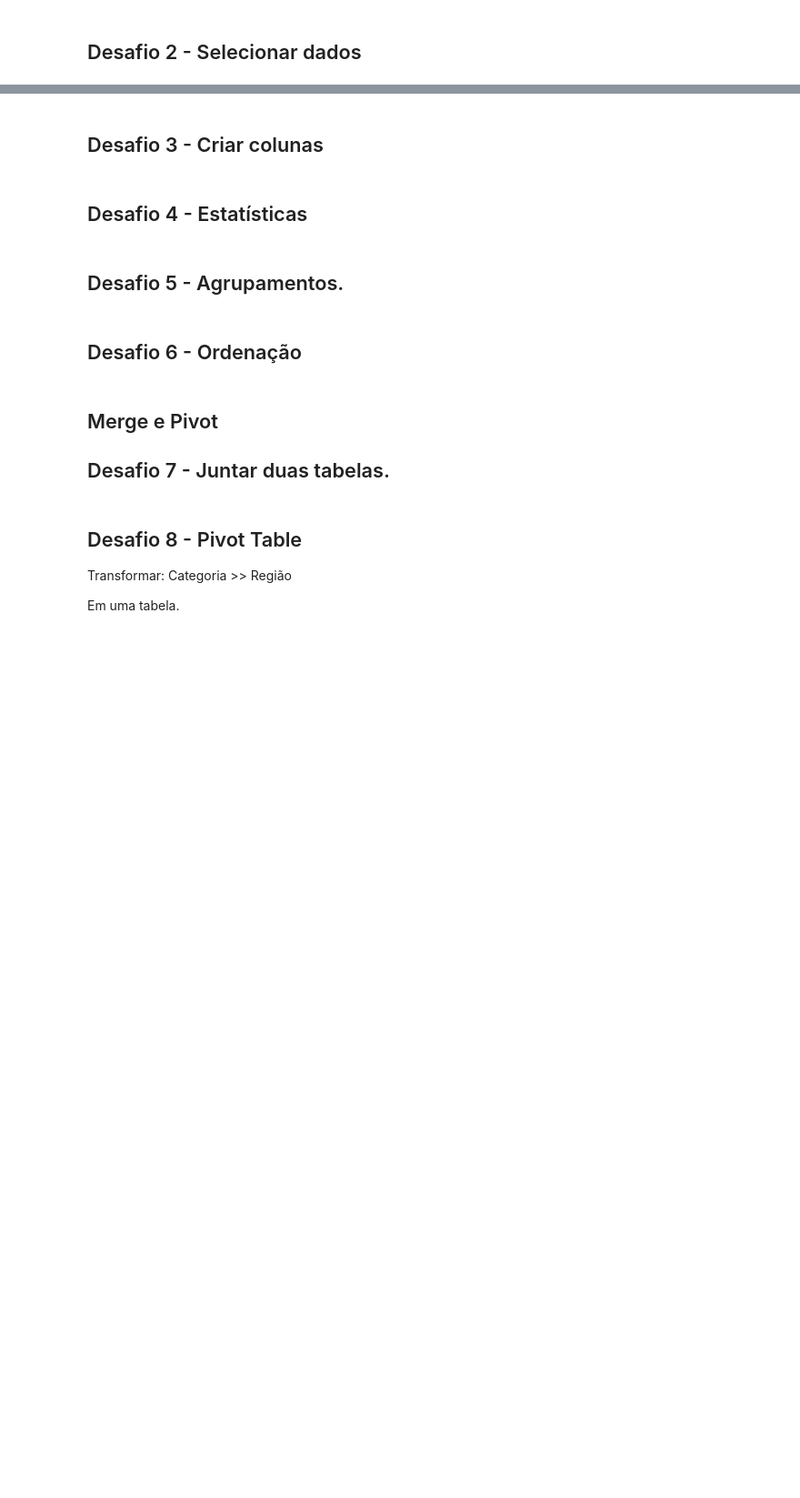
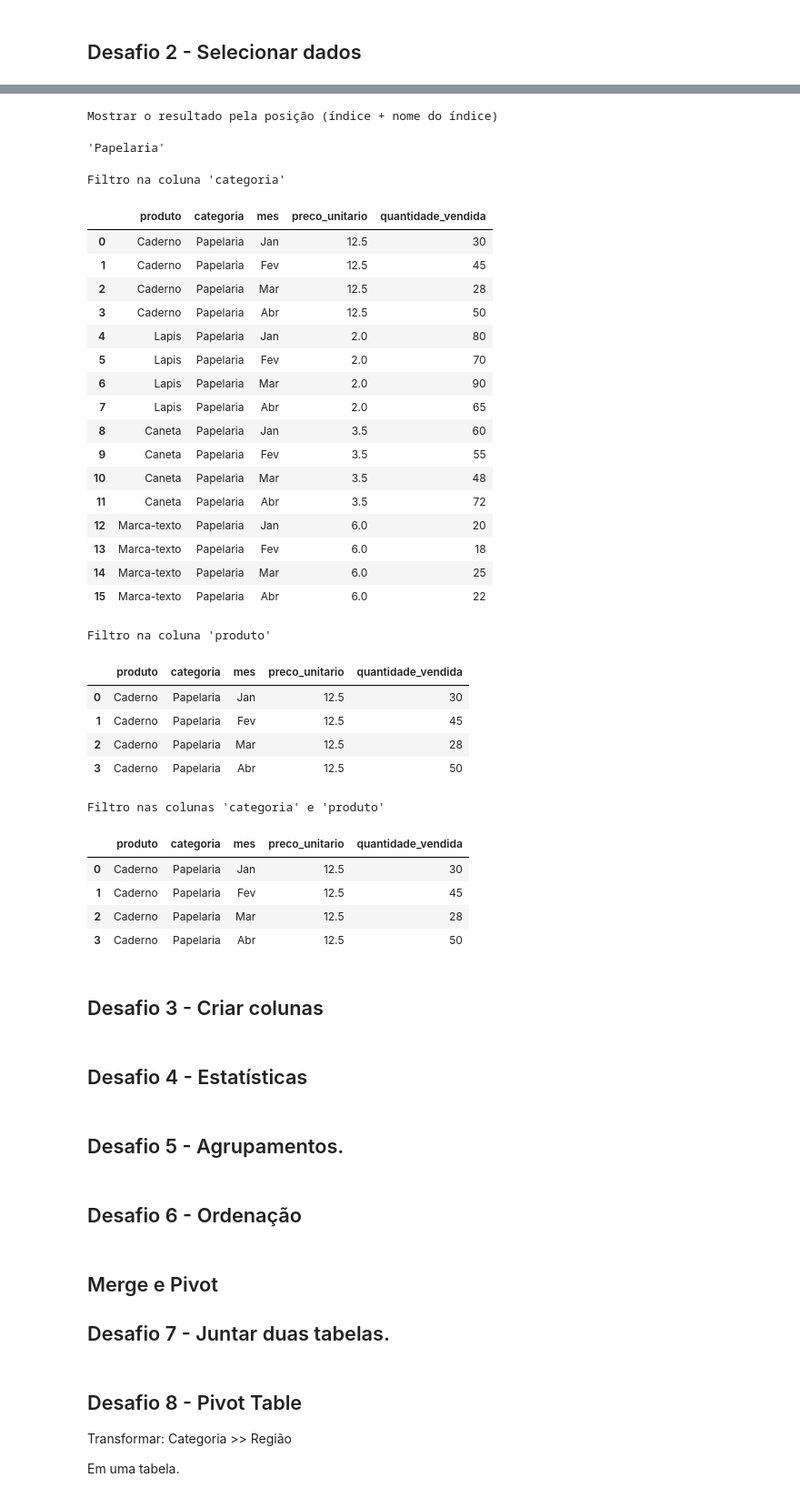
Before and after one commit to FelipeBusa/curso-sctec, a Jupyter notebook: Semana05/01.Desafios.ipynb, the cells around one changed output, grey strips where cells are left out. Shown at 91% size. Saved outputs shown, nothing was run; the diff lists cells and outputs as text; code cells hidden in the pictures; blank space fills up the shorter version.

```diff
--- a/Semana05/01.Desafios.ipynb
+++ b/Semana05/01.Desafios.ipynb
@@ -181,3 +515,60 @@ display(df[df["setor"]=="Estoque"])
+# %%
+# ====================
+# .loc()
+print("Mostrar o resultado pela posição (índice + nome do índice)")
+display(df_vendas_papelaria.loc[0,"categoria"])
+# %% [output]
+Mostrar o resultado pela posição (índice + nome do índice)
+'Papelaria'
+# %%
+# ====================
+# Filtros
+print("Filtro na coluna 'categoria'")
+display(df_vendas_papelaria[df_vendas_papelaria["categoria"]=="Papelaria"])
+
+print()
+print("Filtro na coluna 'produto'")
+display(df_vendas_papelaria[df_vendas_papelaria["produto"]=="Caderno"])
+
+print()
+print("Filtro nas colunas 'categoria' e 'produto'")
+display(
+    df_vendas_papelaria[
+        (df_vendas_papelaria["produto"]=="Caderno") &
+        (df_vendas_papelaria["categoria"]=="Papelaria")
+    ]
+)
+# %% [output]
+Filtro na coluna 'categoria'
+|  | produto | categoria | mes | preco_unitario | quantidade_vendida |
+| 0 | Caderno | Papelaria | Jan | 12.5 | 30 |
+| 1 | Caderno | Papelaria | Fev | 12.5 | 45 |
+| 2 | Caderno | Papelaria | Mar | 12.5 | 28 |
+| 3 | Caderno | Papelaria | Abr | 12.5 | 50 |
+| 4 | Lapis | Papelaria | Jan | 2.0 | 80 |
+| 5 | Lapis | Papelaria | Fev | 2.0 | 70 |
+| 6 | Lapis | Papelaria | Mar | 2.0 | 90 |
+| 7 | Lapis | Papelaria | Abr | 2.0 | 65 |
+| 8 | Caneta | Papelaria | Jan | 3.5 | 60 |
+| 9 | Caneta | Papelaria | Fev | 3.5 | 55 |
+| 10 | Caneta | Papelaria | Mar | 3.5 | 48 |
+| 11 | Caneta | Papelaria | Abr | 3.5 | 72 |
+| 12 | Marca-texto | Papelaria | Jan | 6.0 | 20 |
+| 13 | Marca-texto | Papelaria | Fev | 6.0 | 18 |
+| 14 | Marca-texto | Papelaria | Mar | 6.0 | 25 |
+| 15 | Marca-texto | Papelaria | Abr | 6.0 | 22 |
+Filtro na coluna 'produto'
+|  | produto | categoria | mes | preco_unitario | quantidade_vendida |
+| 0 | Caderno | Papelaria | Jan | 12.5 | 30 |
+| 1 | Caderno | Papelaria | Fev | 12.5 | 45 |
+| 2 | Caderno | Papelaria | Mar | 12.5 | 28 |
+| 3 | Caderno | Papelaria | Abr | 12.5 | 50 |
+Filtro nas colunas 'categoria' e 'produto'
+|  | produto | categoria | mes | preco_unitario | quantidade_vendida |
+| 0 | Caderno | Papelaria | Jan | 12.5 | 30 |
+| 1 | Caderno | Papelaria | Fev | 12.5 | 45 |
+| 2 | Caderno | Papelaria | Mar | 12.5 | 28 |
+| 3 | Caderno | Papelaria | Abr | 12.5 | 50 |
 # %% [markdown]
 ## Desafio 3 - Criar colunas
 # %%
```
Also changed, not shown: parts of 29 cells of this notebook.
